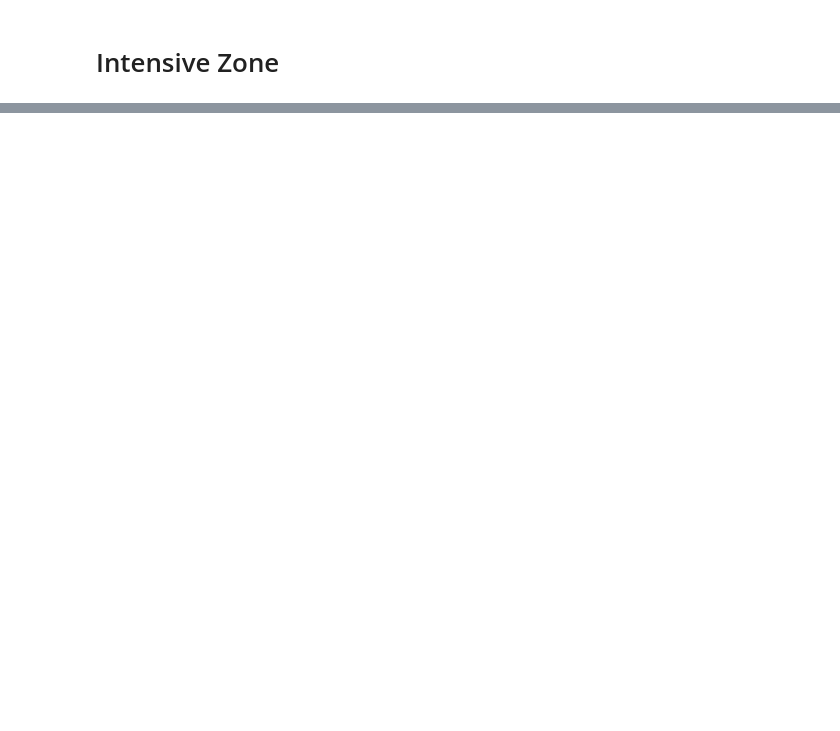
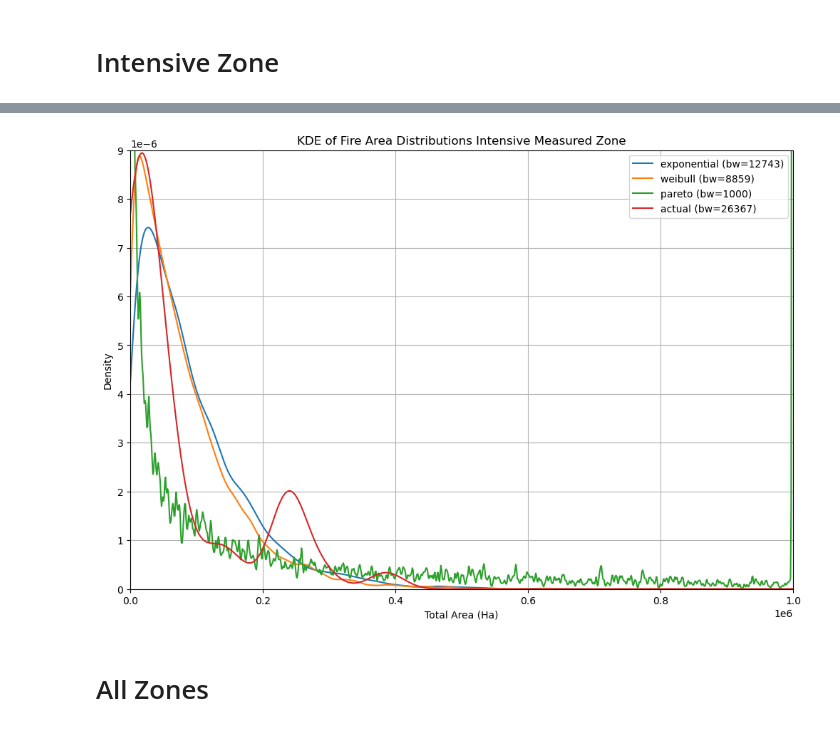
Before and after one commit to willseff/compound-poisson-fire-model, a Jupyter notebook: simulation_zones.ipynb, the cells around one changed output, grey strips where cells are left out. Cells and saved outputs as stored; diff of their text form; code cells hidden in the pictures; blank space fills up the shorter version.

```diff
--- a/simulation_zones.ipynb
+++ b/simulation_zones.ipynb
@@ -125,0 +252,41 @@ plt.show()
+# %%
+# ...existing code...
+
+from sklearn.model_selection import GridSearchCV
+from sklearn.neighbors import KernelDensity
+import numpy as np
+
+plt.figure(figsize=(12, 8))
+
+for distribution in combined_df['distribution'].unique():
+    subset = combined_df[combined_df['distribution'] == distribution]['total_area'].dropna()
+    X = subset.values[:, None]
+
+    # Define a range of bandwidths to try
+    bandwidths = np.logspace(3, 6, 20)  # 1e3 to 1e6, adjust if needed
+    grid = GridSearchCV(KernelDensity(kernel='gaussian'),
+                        {'bandwidth': bandwidths},
+                        cv=5)
+    grid.fit(X)
+
+    best_bandwidth = grid.best_params_['bandwidth']
+    kde = KernelDensity(kernel='gaussian', bandwidth=best_bandwidth)
+    kde.fit(X)
+
+    x_d = np.linspace(0, 1000000, 1000)
+    log_dens = kde.score_samples(x_d[:, None])
+    plt.plot(x_d, np.exp(log_dens), label=f"{distribution} (bw={best_bandwidth:.0f})")
+
+plt.title('KDE of Fire Area Distributions Intensive Measured Zone')
+plt.xlabel('Total Area (Ha)')
+plt.ylabel('Density')
+plt.legend()
+plt.xlim(0, 1000000)
+plt.ylim(0, 0.000009)
+plt.grid()
+plt.show()
+# ...existing code...
+# %% [output]
+[figure, added]
+# %% [markdown]
+# All Zones
```
Also changed, not shown: parts of 23 cells of this notebook, 1 other file.
